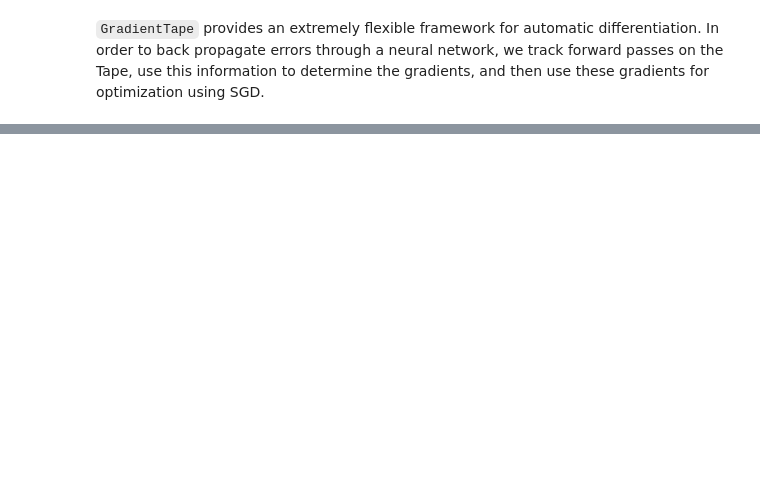
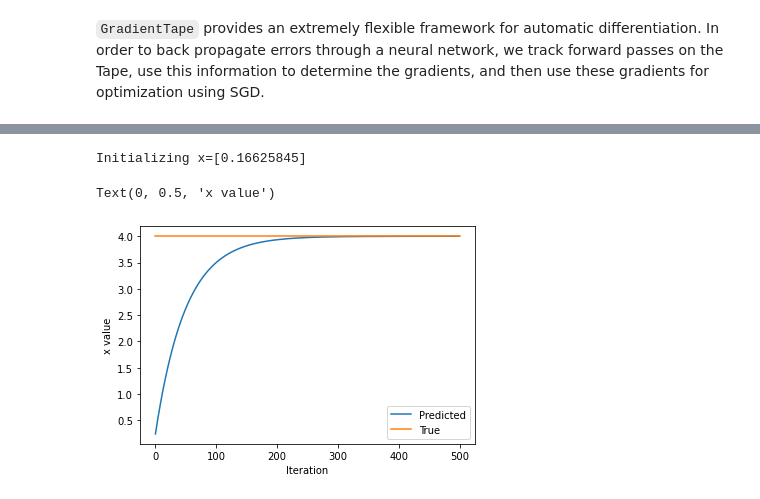
Before and after one commit to castorfou/mit_6s191, a Jupyter notebook: introtodeeplearning/lab1/Part1_TensorFlow_transposed to PyTorch.ipynb, the cells around one changed output, grey strips where cells are left out. Drawn from its saved outputs; the diff is of its cells as text; code cells hidden in the pictures; blank space fills up the shorter version.

```diff
--- a/introtodeeplearning/lab1/Part1_TensorFlow_transposed to PyTorch.ipynb
+++ b/introtodeeplearning/lab1/Part1_TensorFlow_transposed to PyTorch.ipynb
@@ -555,0 +632,36 @@ plt.ylabel('x value')
+# %%
+### Function minimization with automatic differentiation and SGD ###
+
+# Initialize a random value for our initial x
+x = torch.rand([1], requires_grad=True)
+print("Initializing x={}".format(x.detach().numpy()))
+
+learning_rate = 1e-2 # learning rate for SGD
+history = []
+# Define the target value
+x_f = 4
+
+# We will run SGD for a number of iterations. At each iteration, we compute the loss,
+#   compute the derivative of the loss with respect to x, and perform the SGD update.
+
+external_grad = torch.tensor([1.])
+
+
+for i in range(500):
+    loss = (x-x_f)**2
+    loss.backward(gradient=external_grad)
+    with torch.no_grad():
+        x = x - learning_rate*x.grad
+    x.requires_grad=True
+    history.append(x.detach().numpy()[0])
+
+# Plot the evolution of x as we optimize towards x_f!
+plt.plot(history)
+plt.plot([0, 500],[x_f,x_f])
+plt.legend(('Predicted', 'True'))
+plt.xlabel('Iteration')
+plt.ylabel('x value')
+# %% [output]
+Initializing x=[0.16625845]
+Text(0, 0.5, 'x value')
+[figure, added]
```
Also changed, not shown: parts of 21 cells of this notebook, 6 other files.
